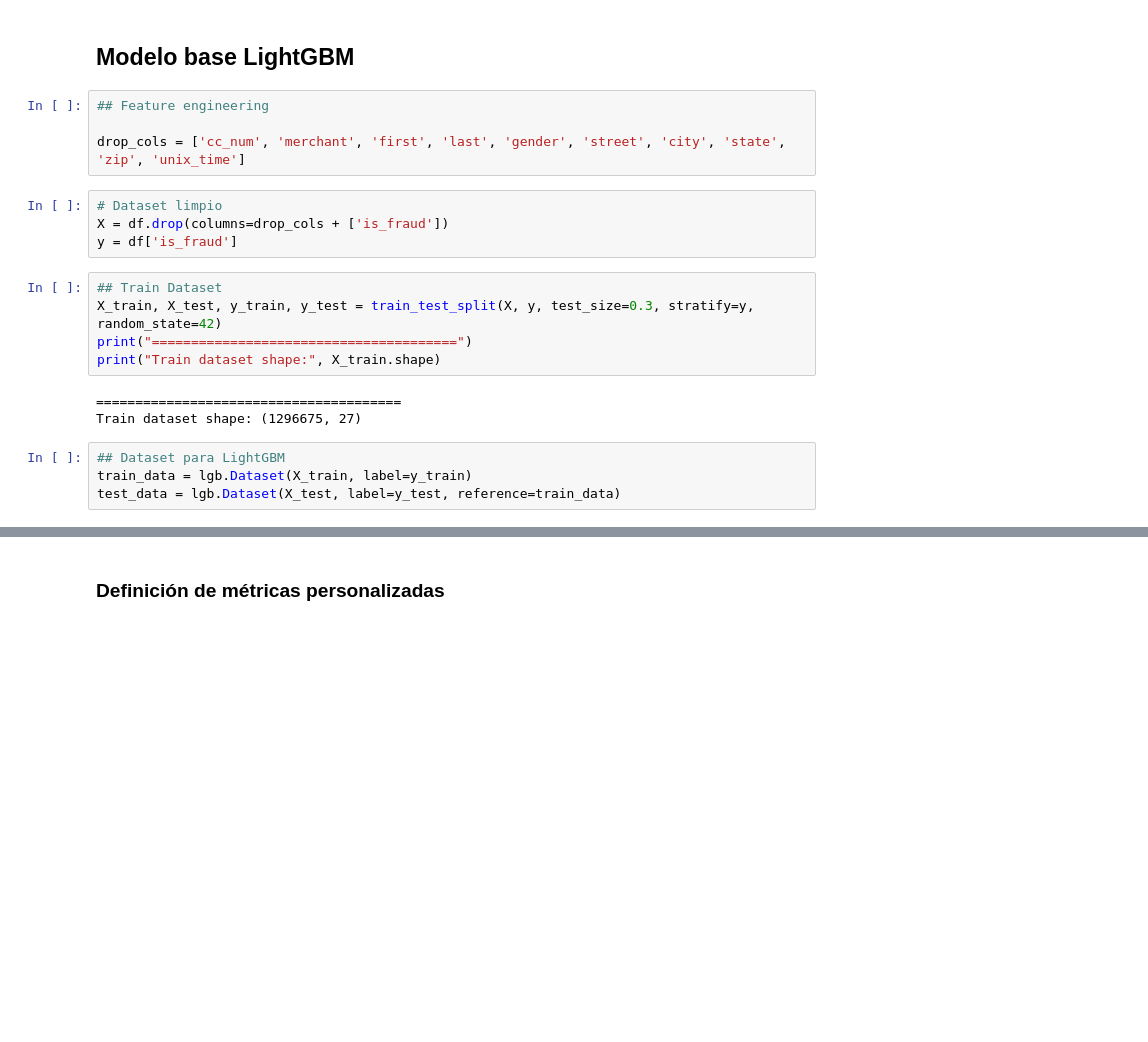
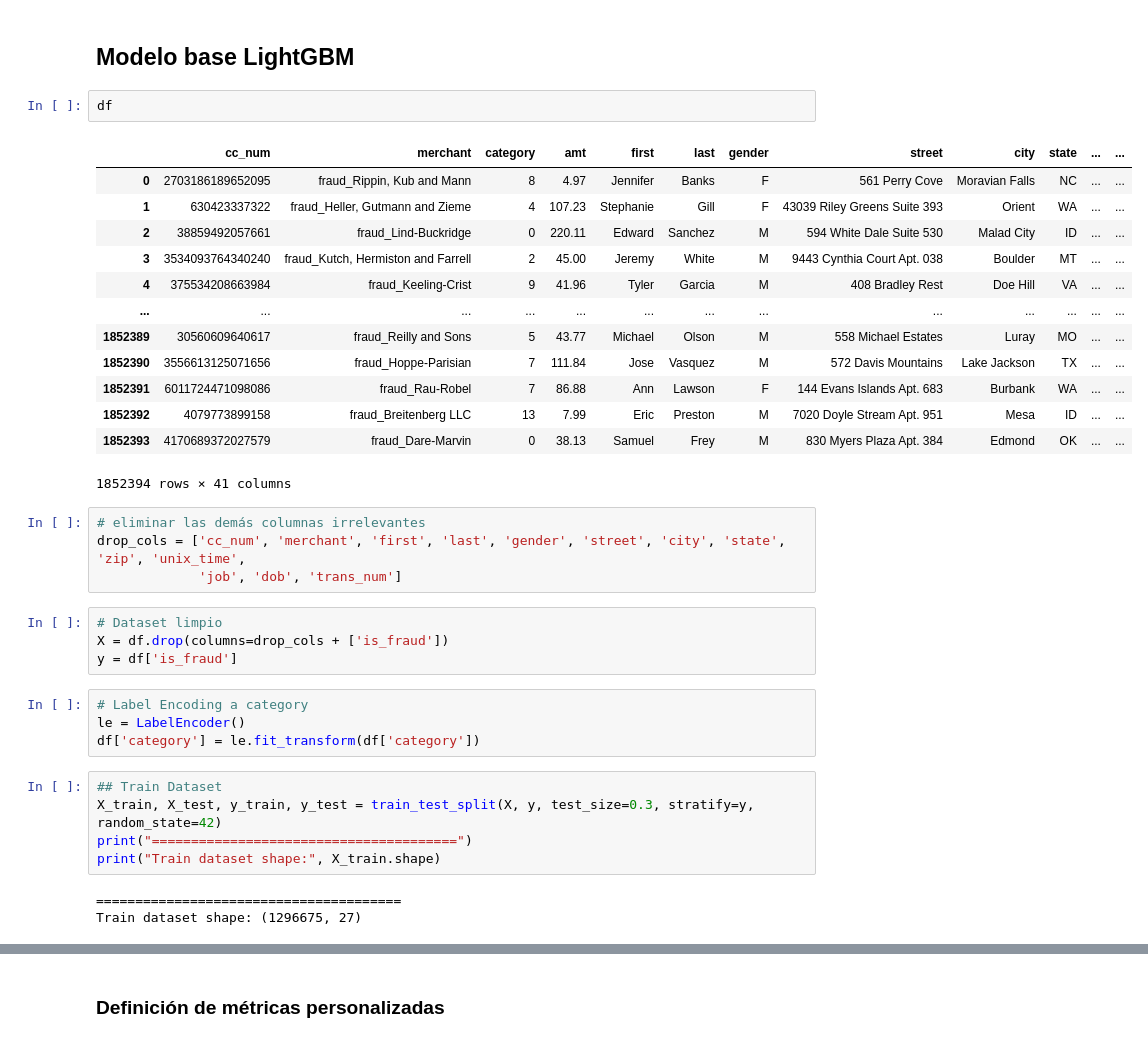
Before and after one commit to Wachuuu15/Proyecto_sds, a Jupyter notebook: detection.ipynb, the cells around one changed output, grey strips where cells are left out. Drawn from its saved outputs; the diff is of its cells as text; blank space fills up the shorter version.

```diff
--- a/detection.ipynb
+++ b/detection.ipynb
@@ -202,14 +203,34 @@ df['merchant_intensity_day'] = df['times_shopped_at_merchant_day'] / (df['times_
 df['dist_pop_norm'] = df['dist_between_client_and_merch'] / (df['city_pop'] + 1)
 # %% [markdown]
 ## Modelo base LightGBM
+# %%
+df
+# %% [output]
+|  | cc_num | merchant | category | amt | first | last | gender | street | city | state | ... | ... |
+| 0 | 2703186189652095 | fraud_Rippin, Kub and Mann | 8 | 4.97 | Jennifer | Banks | F | 561 Perry Cove | Moravian Falls | NC | ... | ... |
+| 1 | 630423337322 | fraud_Heller, Gutmann and Zieme | 4 | 107.23 | Stephanie | Gill | F | 43039 Riley Greens Suite 393 | Orient | WA | ... | ... |
+| 2 | 38859492057661 | fraud_Lind-Buckridge | 0 | 220.11 | Edward | Sanchez | M | 594 White Dale Suite 530 | Malad City | ID | ... | ... |
+| 3 | 3534093764340240 | fraud_Kutch, Hermiston and Farrell | 2 | 45.00 | Jeremy | White | M | 9443 Cynthia Court Apt. 038 | Boulder | MT | ... | ... |
+| 4 | 375534208663984 | fraud_Keeling-Crist | 9 | 41.96 | Tyler | Garcia | M | 408 Bradley Rest | Doe Hill | VA | ... | ... |
+| ... | ... | ... | ... | ... | ... | ... | ... | ... | ... | ... | ... | ... |
+| 1852389 | 30560609640617 | fraud_Reilly and Sons | 5 | 43.77 | Michael | Olson | M | 558 Michael Estates | Luray | MO | ... | ... |
+| 1852390 | 3556613125071656 | fraud_Hoppe-Parisian | 7 | 111.84 | Jose | Vasquez | M | 572 Davis Mountains | Lake Jackson | TX | ... | ... |
+| 1852391 | 6011724471098086 | fraud_Rau-Robel | 7 | 86.88 | Ann | Lawson | F | 144 Evans Islands Apt. 683 | Burbank | WA | ... | ... |
+| 1852392 | 4079773899158 | fraud_Breitenberg LLC | 13 | 7.99 | Eric | Preston | M | 7020 Doyle Stream Apt. 951 | Mesa | ID | ... | ... |
+| 1852393 | 4170689372027579 | fraud_Dare-Marvin | 0 | 38.13 | Samuel | Frey | M | 830 Myers Plaza Apt. 384 | Edmond | OK | ... | ... |
+1852394 rows × 41 columns
 # %%
-## Feature engineering
-
-drop_cols = ['cc_num', 'merchant', 'first', 'last', 'gender', 'street', 'city', 'state', 'zip', 'unix_time']
+# eliminar las demás columnas irrelevantes
+drop_cols = ['cc_num', 'merchant', 'first', 'last', 'gender', 'street', 'city', 'state', 'zip', 'unix_time',
+             'job', 'dob', 'trans_num']
 # %%
 # Dataset limpio
 X = df.drop(columns=drop_cols + ['is_fraud'])
 y = df['is_fraud']
+# %%
+# Label Encoding a category
+le = LabelEncoder()
+df['category'] = le.fit_transform(df['category'])
 # %%
 ## Train Dataset
 X_train, X_test, y_train, y_test = train_test_split(X, y, test_size=0.3, stratify=y, random_state=42)
@@ -218,7 +239,3 @@ print("Train dataset shape:", X_train.shape)
 # %% [output]
 =======================================
 Train dataset shape: (1296675, 27)
-# %%
-## Dataset para LightGBM
-train_data = lgb.Dataset(X_train, label=y_train)
-test_data = lgb.Dataset(X_test, label=y_test, reference=train_data)
```
Also changed, not shown: parts of 14 cells of this notebook.
